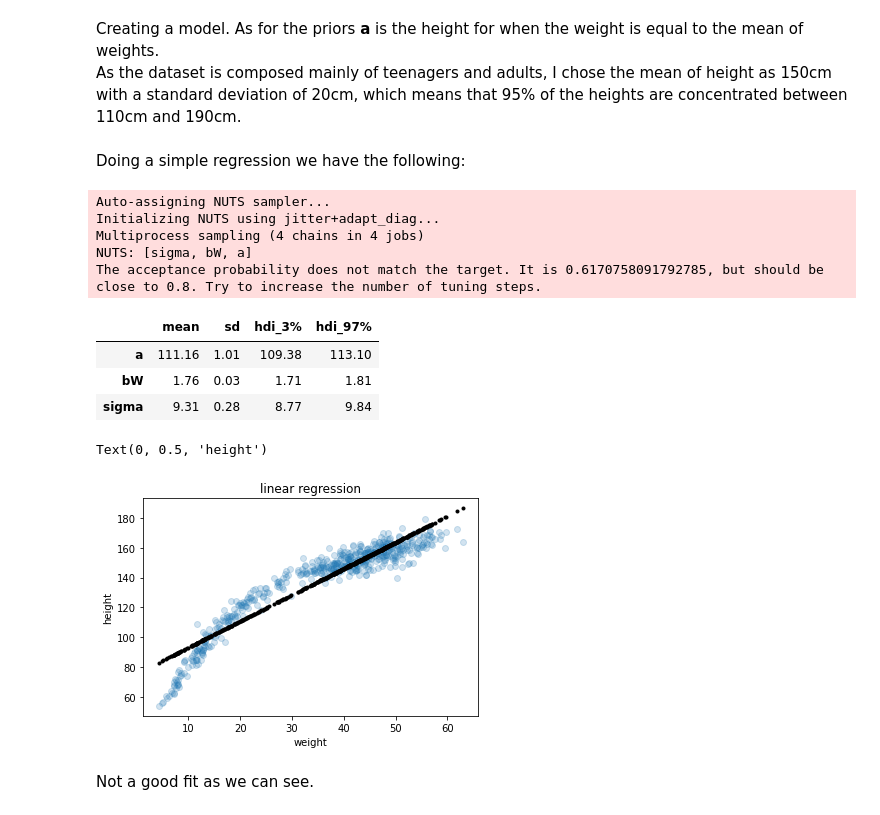
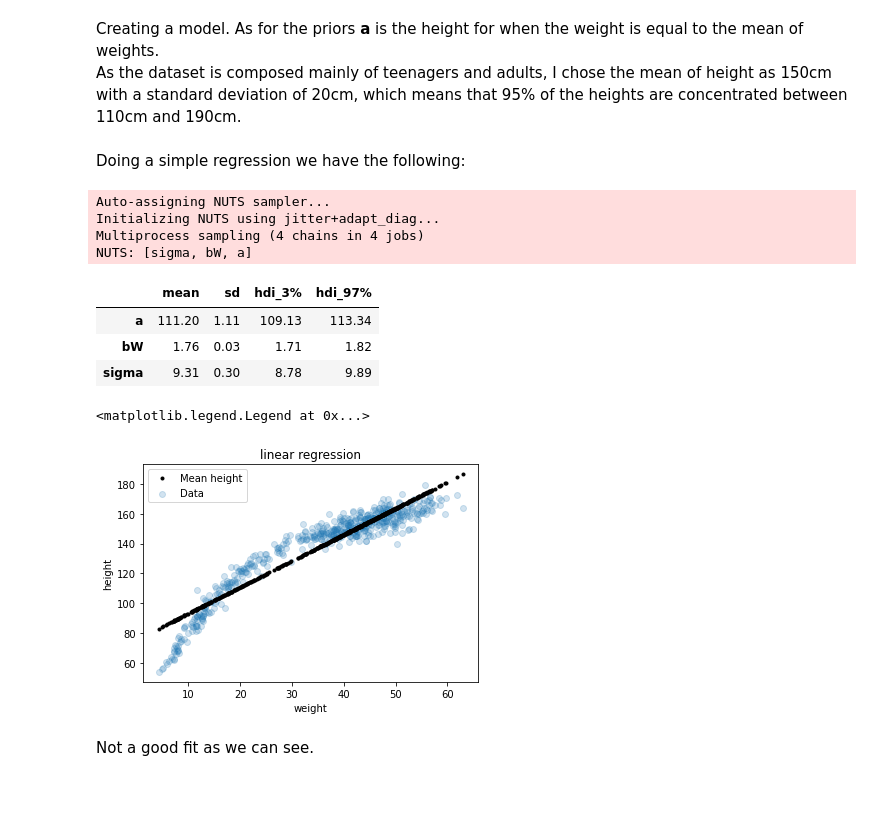
Before and after one commit to elisiojsj/Data-Science, a Jupyter notebook: homeworks_statistical_rethinking/homework_week2.ipynb, the cells around one changed output. Drawn from its saved outputs; the diff is of its cells as text; code cells hidden in the pictures.

```diff
--- a/homeworks_statistical_rethinking/homework_week2.ipynb
+++ b/homeworks_statistical_rethinking/homework_week2.ipynb
@@ -42,7 +45,7 @@ x_bar = df['weight'].mean()
 
 with pm.Model() as m_1:
     a = pm.Normal('a', 150, 20)
-    bW = pm.Normal('bW', 0, 10)
+    bW = pm.Normal('bW', 0, 5)
 
     sigma = pm.Exponential('sigma', 1)
 
@@ -55,27 +58,27 @@ Auto-assigning NUTS sampler...
 Initializing NUTS using jitter+adapt_diag...
 Multiprocess sampling (4 chains in 4 jobs)
 NUTS: [sigma, bW, a]
-The acceptance probability does not match the target. It is 0.6170758091792785, but should be close to 0.8. Try to increase the number of tuning steps.
 # %%
 varnames = ['~mu']
 az.summary(m1_trace, varnames, round_to=2, kind="stats")
 # %% [output]
 |  | mean | sd | hdi_3% | hdi_97% |
-| a | 111.16 | 1.01 | 109.38 | 113.10 |
-| bW | 1.76 | 0.03 | 1.71 | 1.81 |
-| sigma | 9.31 | 0.28 | 8.77 | 9.84 |
+| a | 111.20 | 1.11 | 109.13 | 113.34 |
+| bW | 1.76 | 0.03 | 1.71 | 1.82 |
+| sigma | 9.31 | 0.30 | 8.78 | 9.89 |
 # %%
 mu_pred = m1_trace['mu']
 mu_mean = mu_pred.mean(0)
 # %%
-plt.scatter(df.weight, df.height, alpha=0.2)
-plt.plot(df.weight, mu_mean, '.', color='black')# color='black')#, color='black', '.')
+plt.scatter(df.weight, df.height, alpha=0.2, label='Data')
+plt.plot(df.weight, mu_mean, '.', color='black', label='Mean height')
 plt.title('linear regression')
 plt.xlabel('weight')
 plt.ylabel('height')
+plt.legend()
 # %% [output]
-Text(0, 0.5, 'height')
+<matplotlib.legend.Legend at 0x...>
-[figure, old version]
+[figure, new version]
 # %% [markdown]
 Not a good fit as we can see.
 # %% [markdown]
```
Also changed, not shown: parts of 18 cells of this notebook, 1 other file.
